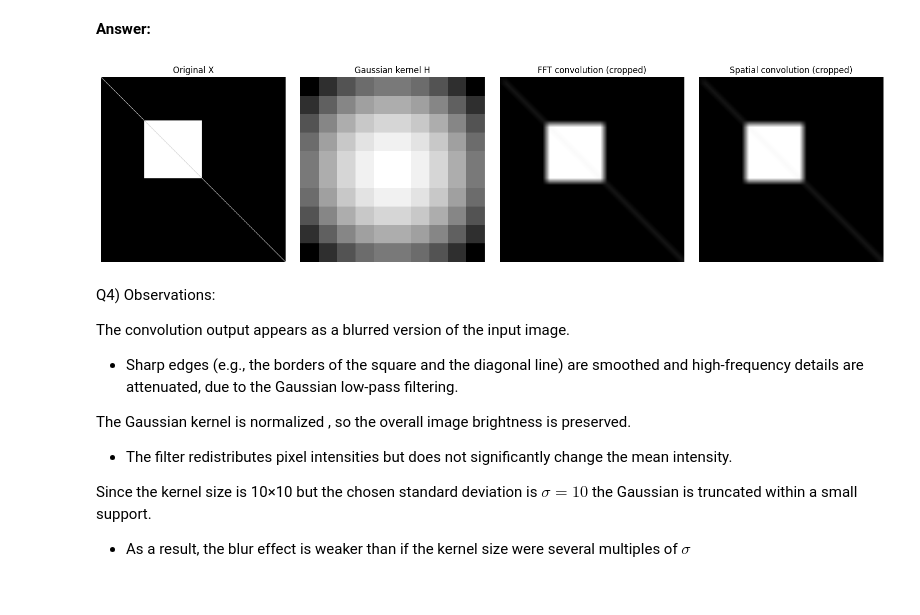
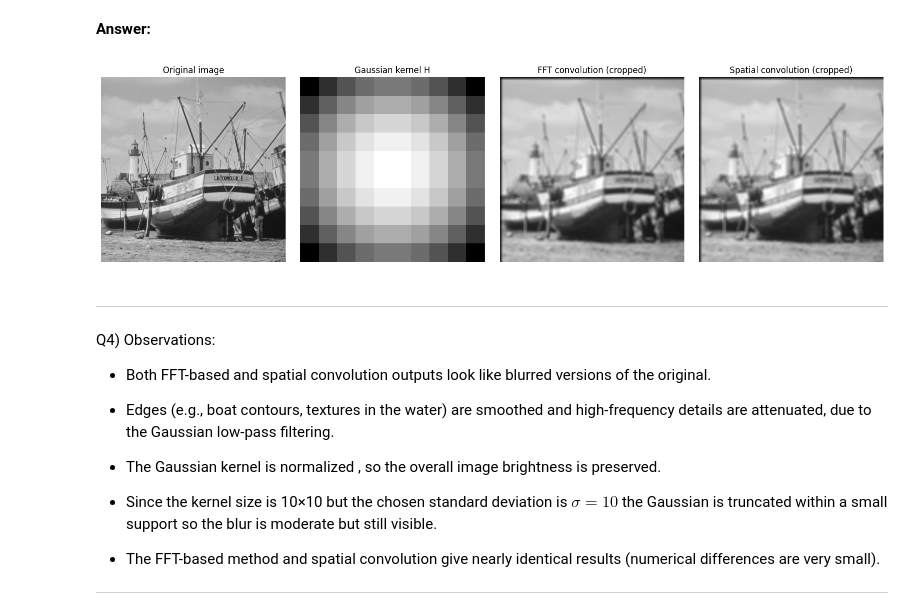
Before and after one commit to farahamorri/python_sdia, a Jupyter notebook: Labs/Lab3/lab3.ipynb, the cells around one changed output. Drawn from its saved outputs; the diff is of its cells as text; code cells hidden in the pictures.

```diff
--- a/Labs/Lab3/lab3.ipynb
+++ b/Labs/Lab3/lab3.ipynb
@@ -598,34 +605,27 @@ Compute and display $\mathbf{X} \star \mathbf{H}$, for $M_2 = N_2 = 10$. What do
 # %% [markdown]
 **Answer:**
 # %%
+#Q4
 import numpy as np
 import matplotlib.pyplot as plt
+from PIL import Image
 from scipy.signal import windows, convolve2d
 
-# 1. Synthetic test image X
-M1, N1 = 256, 256
-X = np.zeros((M1, N1), dtype=float)
 
-# white square
-X[60:140, 60:140] = 1.0
-# diagonal line
-rr = np.arange(min(M1, N1))
-X[rr, rr] = 0.8
+M1, N1 = X.shape
 
 # 2. Gaussian kernel H
 M2 = N2 = 10
 sigma_y = sigma_x = 10.0
 
-# 1D Gaussian windows
 wy = windows.gaussian(M2, std=sigma_y)
 wx = windows.gaussian(N2, std=sigma_x)
 
-# normalize each to sum=1
+# normalize each
 wy = wy / wy.sum()
 wx = wx / wx.sum()
 
-# outer product to form 2D Gaussian
-H = np.outer(wy, wx)
+H = np.outer(wy, wx)   # 2D separable Gaussian kernel
 
 # 3. Zero-padding
 M = M1 + M2 - 1
@@ -636,52 +636,53 @@ P2 = np.zeros((M, N))
 P1[:M1, :N1] = X
 P2[:M2, :N2] = H
 
 # 4. FFT-based convolution
 F1 = np.fft.rfft2(P1)
 F2 = np.fft.rfft2(P2)
 Y = np.fft.irfft2(F1 * F2, s=(M, N))
 
-# crop back to original size for fair comparison
+# crop back to original size
 Y_crop = Y[:M1, :N1]
 
-# 5. Spatial convolution
+# 5. Spatial convolution (reference)
 Y_spatial = convolve2d(X, H, mode="full")
 Y_spatial_crop = Y_spatial[:M1, :N1]
 
-# 6. Display
+# 6. Display results
 fig, axes = plt.subplots(1, 4, figsize=(16, 4))
 
-axes[0].imshow(X, cmap="gray", vmin=0, vmax=1)
-axes[0].set_title("Original X")
+axes[0].imshow(X, cmap="gray")
+axes[0].set_title("Original image")
 axes[0].axis("off")
 
 axes[1].imshow(H, cmap="gray")
 axes[1].set_title("Gaussian kernel H")
 axes[1].axis("off")
 
-axes[2].imshow(Y_crop, cmap="gray", vmin=0, vmax=1)
+axes[2].imshow(Y_crop, cmap="gray")
 axes[2].set_title("FFT convolution (cropped)")
 axes[2].axis("off")
 
-axes[3].imshow(Y_spatial_crop, cmap="gray", vmin=0, vmax=1)
+axes[3].imshow(Y_spatial_crop, cmap="gray")
 axes[3].set_title("Spatial convolution (cropped)")
 axes[3].axis("off")
 
 plt.tight_layout()
 plt.show()
 # %% [output]
-[figure, old version]
+[figure, new version]
 # %% [markdown]
+---
 Q4) Observations:
 
-The convolution output appears as a blurred version of the input image.
+- Both FFT-based and spatial convolution outputs look like blurred versions of the original.
 
- - Sharp edges (e.g., the borders of the square and the diagonal line) are smoothed and high-frequency details are attenuated, due to the Gaussian low-pass filtering.
+- Edges (e.g., boat contours, textures in the water) are smoothed and high-frequency details are attenuated, due to the Gaussian low-pass filtering.
 
-The Gaussian kernel  is normalized , so the overall image brightness is preserved.
+- The Gaussian kernel  is normalized , so the overall image brightness is preserved.
 
- - The filter redistributes pixel intensities but does not significantly change the mean intensity.
+- Since the kernel size is 10×10 but the chosen standard deviation is  $\sigma = 10$ the Gaussian is truncated within a small support so the blur is moderate but still visible.
 
-Since the kernel size is 10×10 but the chosen standard deviation is  $\sigma = 10$ the Gaussian is truncated within a small support.
+- The FFT-based method and spatial convolution give nearly identical results (numerical differences are very small).
 
- - As a result, the blur effect is weaker than if the kernel size were several multiples of $\sigma$
+---
```
Also changed, not shown: parts of 8 cells of this notebook.
